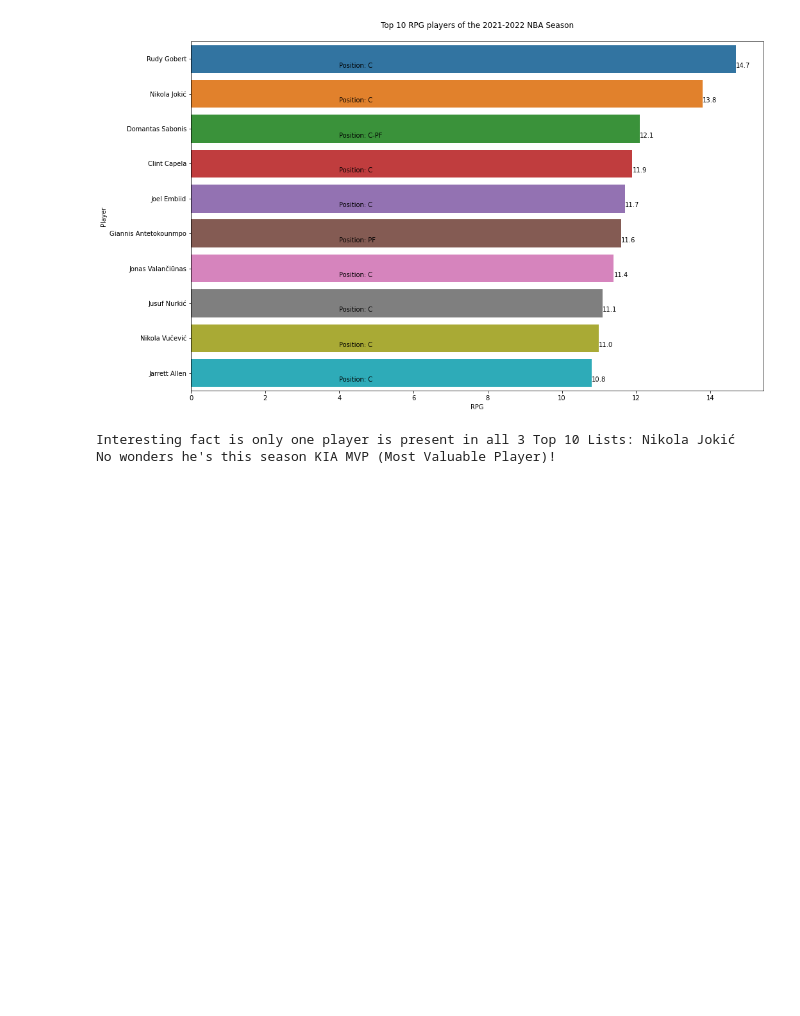
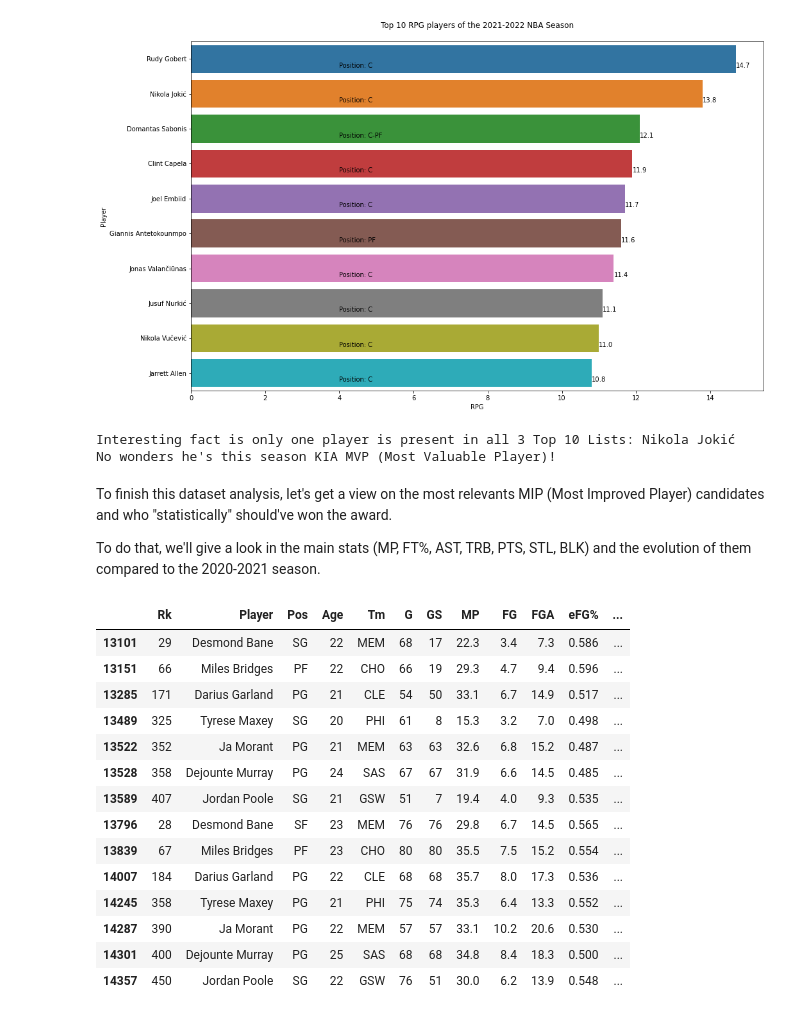
Before and after one commit to victorleaoo/NBA-Data-Science-Project, a Jupyter notebook: NBA.ipynb, the cells around one changed output. Cells and saved outputs as stored; diff of their text form; code cells hidden in the pictures; blank space fills up the shorter version.

```diff
--- a/NBA.ipynb
+++ b/NBA.ipynb
@@ -287,3 +287,36 @@ print("Interesting fact is only one player is present in all 3 Top 10 Lists: " +
 # %% [output]
 Interesting fact is only one player is present in all 3 Top 10 Lists: Nikola Jokić
 No wonders he's this season KIA MVP (Most Valuable Player)!
+# %% [markdown]
+To finish this dataset analysis, let's get a view on the most relevants MIP (Most Improved Player) candidates and who "statistically" should've won the award.
+
+To do that, we'll give a look in the main stats (MP, FT%, AST, TRB, PTS, STL, BLK) and the evolution of them compared to the 2020-2021 season.
+# %%
+# Players that received at least one 1st place vote
+MIP_players = ["Ja Morant", "Dejounte Murray", "Darius Garland", "Jordan Poole", "Desmond Bane", "Tyrese Maxey", "Miles Bridges"]
+
+# Filter to the 2020-2021 and 2021-2022 season, select the columns mentioned and filter only the players
+mip_dataset = season_2022_raw[(season_2022_raw["Year"]=="2021-2022") | (season_2022_raw["Year"]=="2020-2021")]
+
+mip_dataset = mip_dataset[mip_dataset["Player"].isin(MIP_players)]
+
+mip_dataset = mip_dataset.drop(columns=['ORB', 'DRB', 'TOV', 'PF', 'FG%', '3P', '3PA', '3P%', '2P', '2PA', '2P%'])
+mip_dataset['FT%'] = mip_dataset['FT%'].apply(lambda x: x*100)
+
+mip_dataset
+# %% [output]
+|  | Rk | Player | Pos | Age | Tm | G | GS | MP | FG | FGA | eFG% | ... |
+| 13101 | 29 | Desmond Bane | SG | 22 | MEM | 68 | 17 | 22.3 | 3.4 | 7.3 | 0.586 | ... |
+| 13151 | 66 | Miles Bridges | PF | 22 | CHO | 66 | 19 | 29.3 | 4.7 | 9.4 | 0.596 | ... |
+| 13285 | 171 | Darius Garland | PG | 21 | CLE | 54 | 50 | 33.1 | 6.7 | 14.9 | 0.517 | ... |
+| 13489 | 325 | Tyrese Maxey | SG | 20 | PHI | 61 | 8 | 15.3 | 3.2 | 7.0 | 0.498 | ... |
+| 13522 | 352 | Ja Morant | PG | 21 | MEM | 63 | 63 | 32.6 | 6.8 | 15.2 | 0.487 | ... |
+| 13528 | 358 | Dejounte Murray | PG | 24 | SAS | 67 | 67 | 31.9 | 6.6 | 14.5 | 0.485 | ... |
+| 13589 | 407 | Jordan Poole | SG | 21 | GSW | 51 | 7 | 19.4 | 4.0 | 9.3 | 0.535 | ... |
+| 13796 | 28 | Desmond Bane | SF | 23 | MEM | 76 | 76 | 29.8 | 6.7 | 14.5 | 0.565 | ... |
+| 13839 | 67 | Miles Bridges | PF | 23 | CHO | 80 | 80 | 35.5 | 7.5 | 15.2 | 0.554 | ... |
+| 14007 | 184 | Darius Garland | PG | 22 | CLE | 68 | 68 | 35.7 | 8.0 | 17.3 | 0.536 | ... |
+| 14245 | 358 | Tyrese Maxey | PG | 21 | PHI | 75 | 74 | 35.3 | 6.4 | 13.3 | 0.552 | ... |
+| 14287 | 390 | Ja Morant | PG | 22 | MEM | 57 | 57 | 33.1 | 10.2 | 20.6 | 0.530 | ... |
+| 14301 | 400 | Dejounte Murray | PG | 25 | SAS | 68 | 68 | 34.8 | 8.4 | 18.3 | 0.500 | ... |
+| 14357 | 450 | Jordan Poole | SG | 22 | GSW | 76 | 51 | 30.0 | 6.2 | 13.9 | 0.548 | ... |
```
Also changed, not shown: parts of 6 cells of this notebook.
